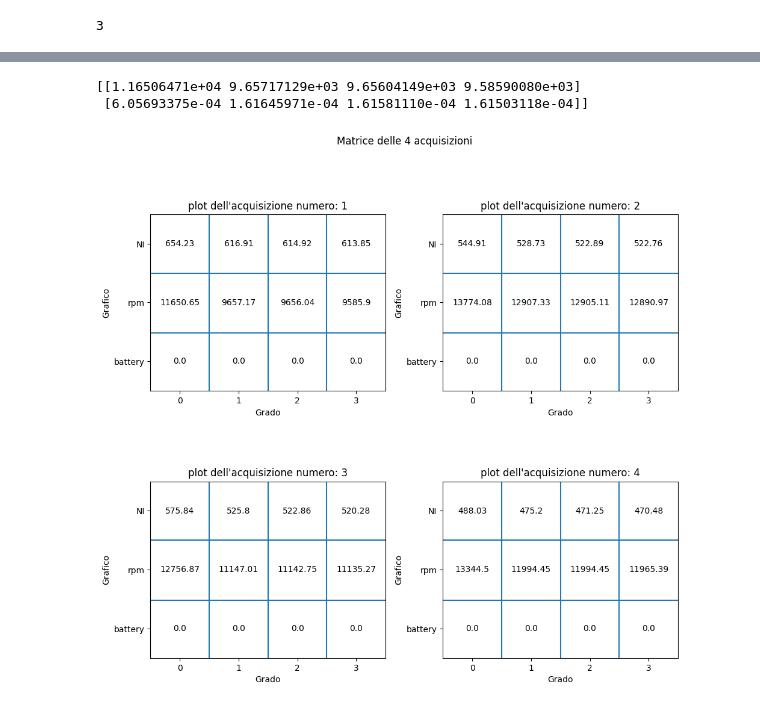
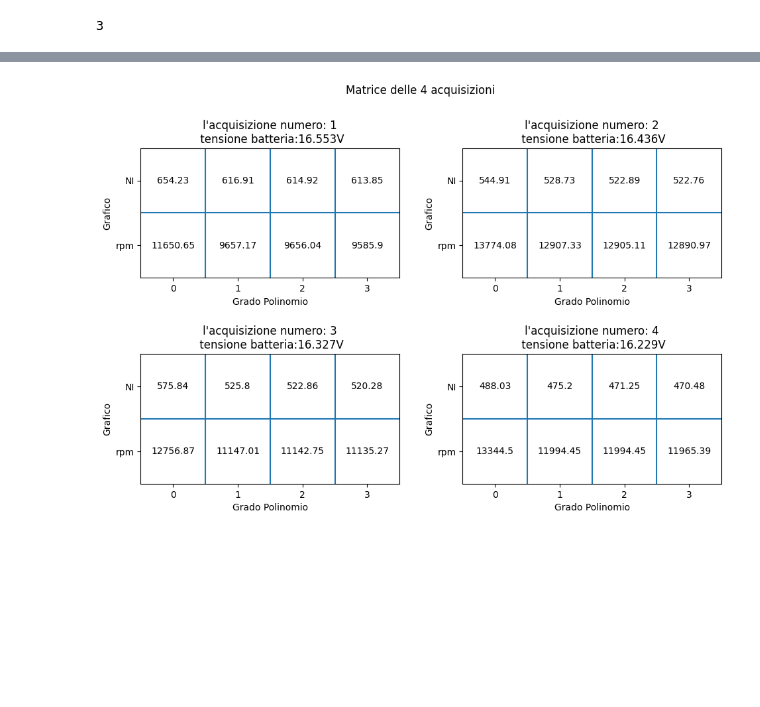
Before and after one commit to Simone-Scalella/Manutenzione_preventiva, a Jupyter notebook: analisi.ipynb, the cells around one changed output, grey strips where cells are left out. Cells and saved outputs as stored; diff of their text form; code cells hidden in the pictures; blank space fills up the shorter version.

```diff
--- a/analisi.ipynb
+++ b/analisi.ipynb
@@ -50,6 +50,15 @@ for a in range(len(allacqui_input)):
                            & (allacqui[a][b]['time'] < allacqui_input[a]['time'][allacqui_input[a]['pwm_percent'] == 77].values[0])]
         )
 
+''' all_acqui_new[-1].append(
+            allacqui[a][b][(allacqui[a][b]['time'] < allacqui_input[a]['time'][allacqui_input[a]['pwm_percent'] == 95].values[0])]
+        )
+
+        '''
+'''all_acqui_new[-1].append(
+            allacqui[a][b][(allacqui[a][b]['time'] > allacqui_input[a]['time'][allacqui_input[a]['pwm_percent'] == 37].values[0])
+                           & (allacqui[a][b]['time'] < allacqui_input[a]['time'][allacqui_input[a]['pwm_percent'] == 77].values[0])]
+        )'''
 pwm_max = 2000
 pwm_min = 1000
 
@@ -318,37 +314,34 @@ fine acquisizione
 # %%
 fig, ((ax1, ax2), (ax3, ax4)) = plt.subplots(2,2)
 fig.suptitle('Matrice delle 4 acquisizioni')
 fig.tight_layout(pad=1.3)
-label = ['NI','rpm','battery']
-print(matrici[0][1:4])
-
-for m in matrici:
-    m = m[1:8]
+label = ['NI','rpm']
+fig.set_size_inches(10,7)
+for m in range(len(matrici)):
+    matrici[m] = matrici[m][0:2]
 
 for a,axs in zip(range(len(matrici)),[ax1, ax2, ax3, ax4]):
 
 
-    image = axs.imshow(np.full((3, 4, 3),
+    image = axs.imshow(np.full((2, 4, 3),
                         255, dtype = np.uint16))
 
-    axs.set_xlabel("Grado")
+    axs.set_xlabel("Grado Polinomio")
     axs.set_ylabel("Grafico")
-    axs.set_title("plot dell'acquisizione numero: {}".format(a+1, 's'))
+    axs.set_title("l'acquisizione numero: {}".format(a+1, 's')+"\n tensione batteria:"+str(allacqui[a][2].iloc[0]['volts'])+"V")
     axs.xaxis.set_ticks(np.arange(0, 4, 1))
-    axs.yaxis.set_ticks(np.arange(0, 3, 1),label)
+    axs.yaxis.set_ticks(np.arange(0, 2, 1),label)
     axs.axhline(0.5)
-    axs.axhline(1.52)
+
     axs.axvline(0.5)
     axs.axvline(1.5)
     axs.axvline(2.5)
 
-    fig.set_size_inches(10,10)
+
 
     for i in range(0,matrici[a].shape[0]):
         for j in range(0,matrici[a].shape[1]):
             c = np.round(matrici[a][i,j],decimals=2)
             axs.text(j, i, str(c), va='center', ha='center')
 # %% [output]
-[[1.16506471e+04 9.65717129e+03 9.65604149e+03 9.58590080e+03]
- [6.05693375e-04 1.61645971e-04 1.61581110e-04 1.61503118e-04]]
-[figure, old version]
+[figure, new version]
```
Also changed, not shown: parts of 1 cell of this notebook, 10 other files.
